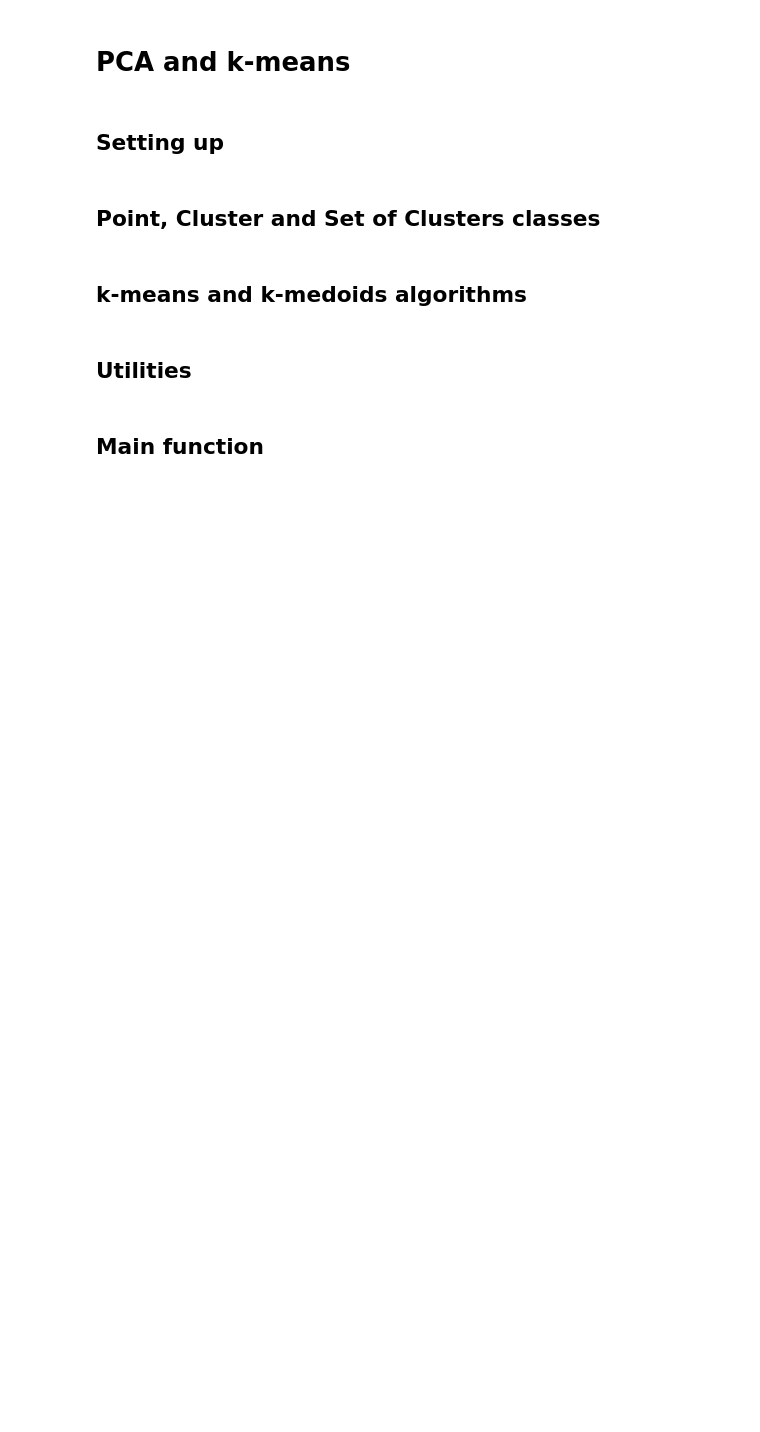
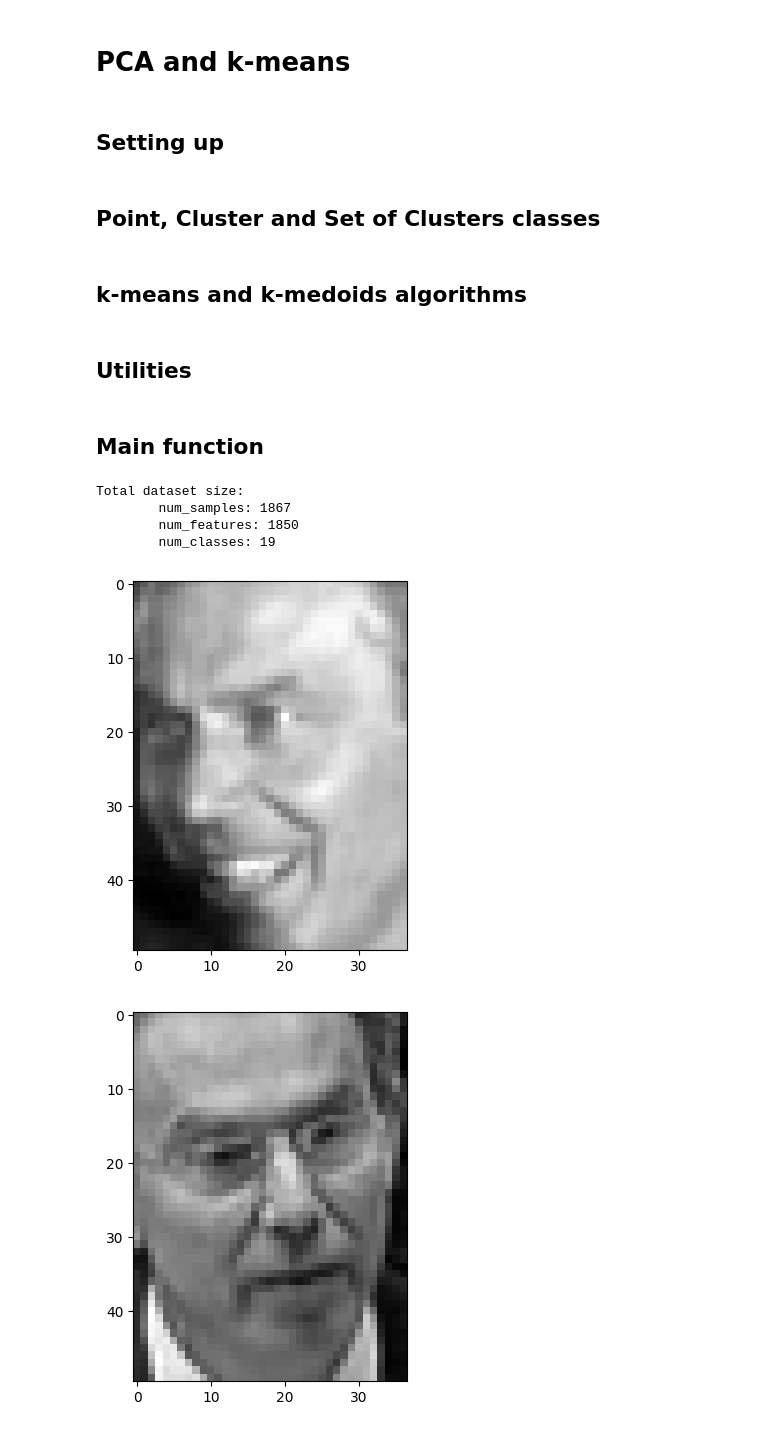
Before and after one commit to paulzzy/cs-m146, a Jupyter notebook: hw4/CS146_Winter2024_PS4.ipynb, the cells around one changed output. Drawn from its saved outputs; the diff is of its cells as text; code cells hidden in the pictures; blank space fills up the shorter version.

```diff
--- a/hw4/CS146_Winter2024_PS4.ipynb
+++ b/hw4/CS146_Winter2024_PS4.ipynb
@@ -513,32 +513,50 @@ def main():
     # part a
 
     ## Use get_lfw_data(...) to get the LFW dataset with labels,
+    X, y = util.get_lfw_data()
+
+    for i in range(3):
+        util.show_image(X[i])
+
+    util.show_image(X.mean(axis=0))
 
     # part b
     ## how the top twelve eigenfaces using PCA
+    principal_components, mean = util.PCA(X)
+
+    util.plot_gallery(
+        [util.vec_to_image(principal_components[:, i]) for i in range(12)]
+    )
 
     # part c
     ## compare the original image with the reconstructions
 
     ### ========== TODO : END ========== ###
 
     ### ========== TODO : START ========== ###
     # part 2d-2f: cluster toy dataset
 
     ### ========== TODO : END ========== ###
 
     ### ========== TODO : START ========== ###
     # part 3a: cluster faces
     np.random.seed(1234)  ## don't change the seed !!
 
     # part 3b: explore effect of lower-dimensional representations on clustering performance
     np.random.seed(1234)  ## don't change the seed !!
 
     # part 3c: determine ``most discriminative'' and ``least discriminative'' pairs of images
     np.random.seed(1234)  ## don't change the seed !!
 
     ### ========== TODO : END ========== ###
 
 
 if __name__ == "__main__":
     main()
+# %% [output]
+Total dataset size:
+        num_samples: 1867
+        num_features: 1850
+        num_classes: 19
+[figure, added]
+[figure, added]
```
Also changed, not shown: parts of 5 cells of this notebook.
